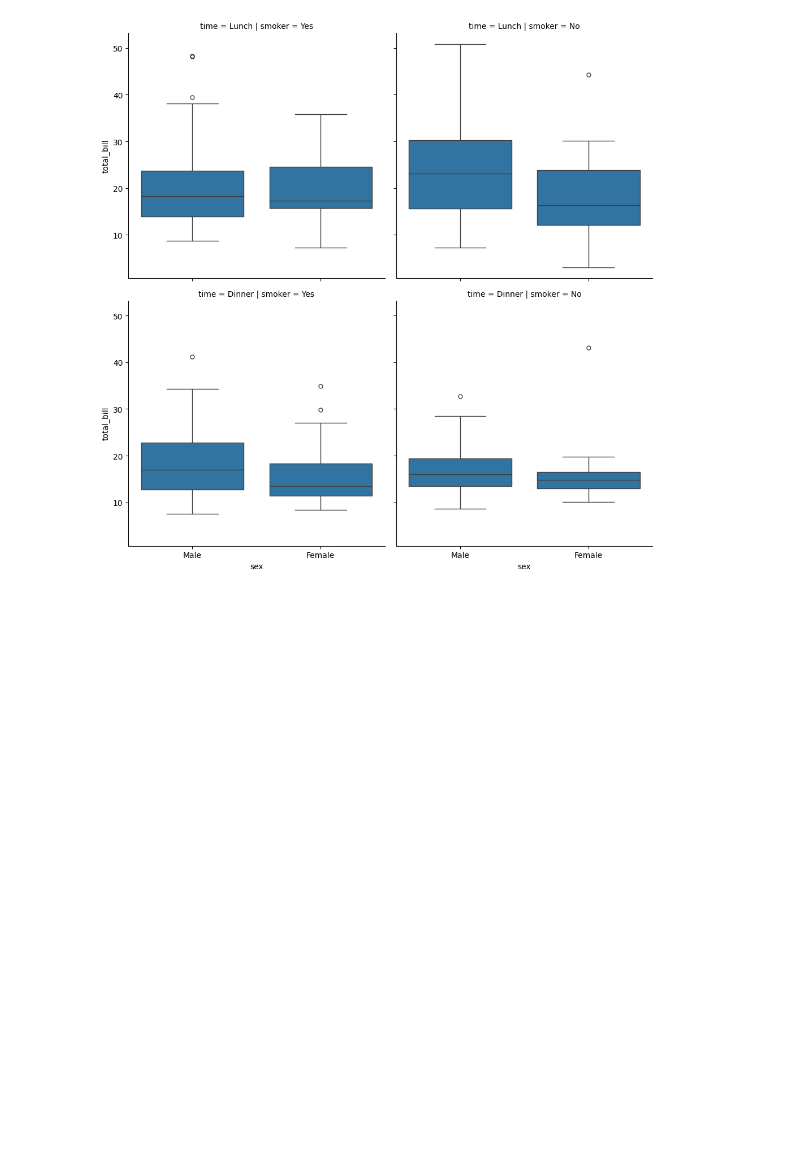
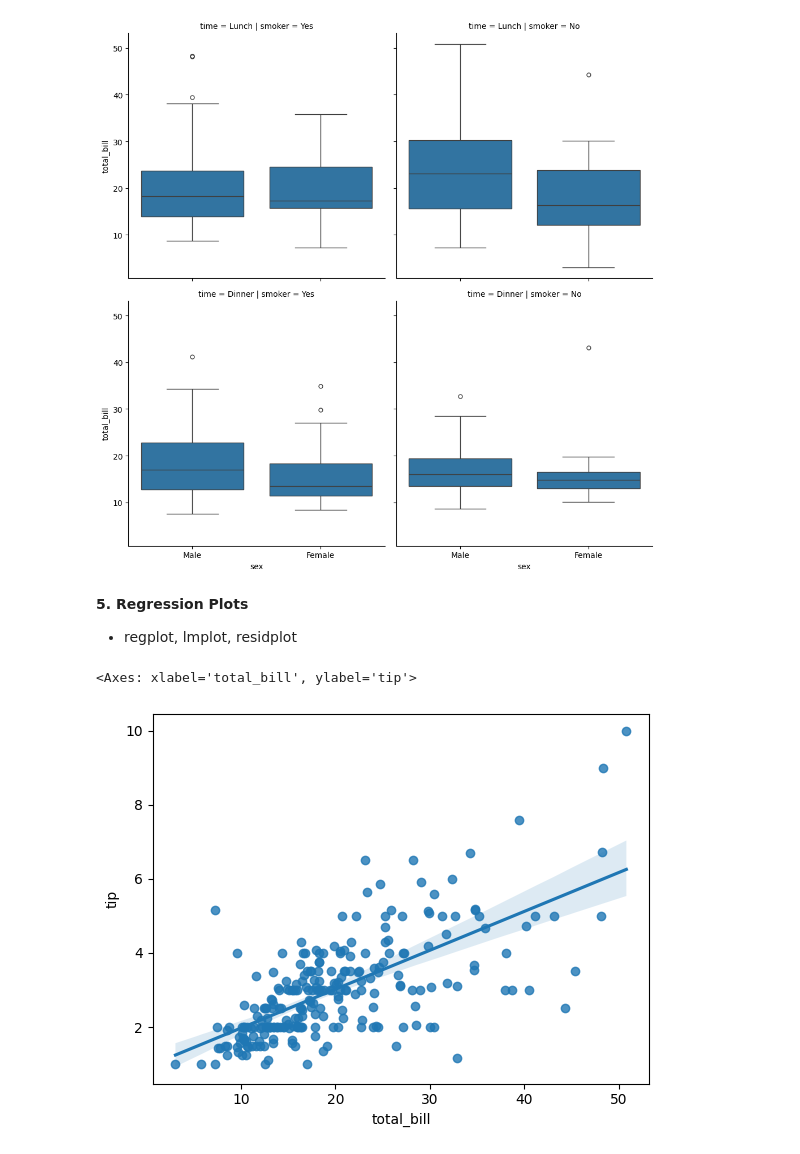
Before and after one commit to Lakshya-Ag09/Data-Science-Analysis, a Jupyter notebook: Seaborn_01.ipynb, the cells around one changed output. Cells and saved outputs as stored; diff of their text form; code cells hidden in the pictures; blank space fills up the shorter version.

Commit message:
Regression plots added

```diff
--- a/Seaborn_01.ipynb
+++ b/Seaborn_01.ipynb
@@ -429,3 +429,12 @@ sns.catplot(data=tips, x='sex', y='total_bill', col='smoker', kind='box', row='t
 # %% [output]
 <seaborn.axisgrid.FacetGrid at 0x...>
 [figure]
+# %% [markdown]
+**5. Regression Plots**
+- regplot, lmplot, residplot
+# %%
+# regplot -> axis level function
+sns.regplot(data=tips, x='total_bill', y='tip') # cannot add hue
+# %% [output]
+<Axes: xlabel='total_bill', ylabel='tip'>
+[figure, added]
```
Also changed, not shown: parts of 2 cells of this notebook.
